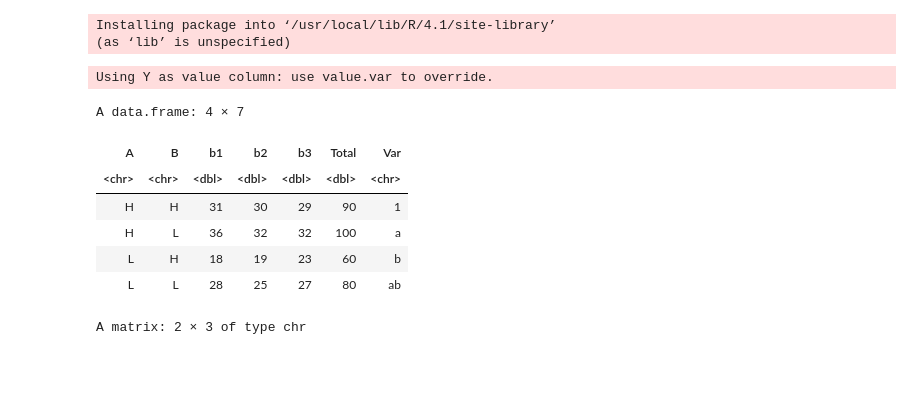
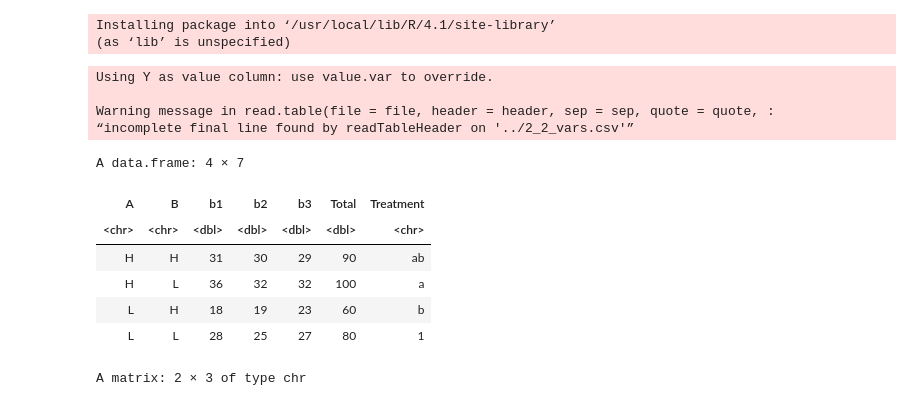
Before and after one commit to oooookk7/experimental-design-statistics, a Jupyter notebook: 06 - Blocking and Confounding in the 2k Factorial Design/notes.ipynb, the cells around one changed output. Saved outputs shown, nothing was run; the diff lists cells and outputs as text; code cells hidden in the pictures; blank space fills up the shorter version.

```diff
--- a/06 - Blocking and Confounding in the 2k Factorial Design/notes.ipynb
+++ b/06 - Blocking and Confounding in the 2k Factorial Design/notes.ipynb
@@ -45,18 +45,21 @@ library(reshape2)
 # %%
 dataset_tbl <- dataset %>% group_by(A, B, Block) %>% arrange(desc(A), desc(B), Block)
 dataset_tbl <- dcast(dataset_tbl,A+B~Block, fill=0)
 dataset_tbl$Total <- dataset_tbl$b1 + dataset_tbl$b2 + dataset_tbl$b3
-dataset_tbl$Var <- c("1", "a", "b", "ab")
+dataset_tbl <- merge(dataset_tbl, read.csv('../2_2_vars.csv'))
 dataset_tbl
 # %% [output]
 Using Y as value column: use value.var to override.
+
+Warning message in read.table(file = file, header = header, sep = sep, quote = quote, :
+“incomplete final line found by readTableHeader on '../2_2_vars.csv'”
 A data.frame: 4 × 7
-| A | B | b1 | b2 | b3 | Total | Var |
+| A | B | b1 | b2 | b3 | Total | Treatment |
 | <chr> | <chr> | <dbl> | <dbl> | <dbl> | <dbl> | <chr> |
-| H | H | 31 | 30 | 29 | 90 | 1 |
+| H | H | 31 | 30 | 29 | 90 | ab |
 | H | L | 36 | 32 | 32 | 100 | a |
 | L | H | 18 | 19 | 23 | 60 | b |
-| L | L | 28 | 25 | 27 | 80 | ab |
+| L | L | 28 | 25 | 27 | 80 | 1 |
 # %%
 t(dataset %>% group_by(Block) %>% summarise(Total=sum(Y)))
 # %% [output]
```
Also changed, not shown: parts of 15 cells of this notebook, 1 other file.
